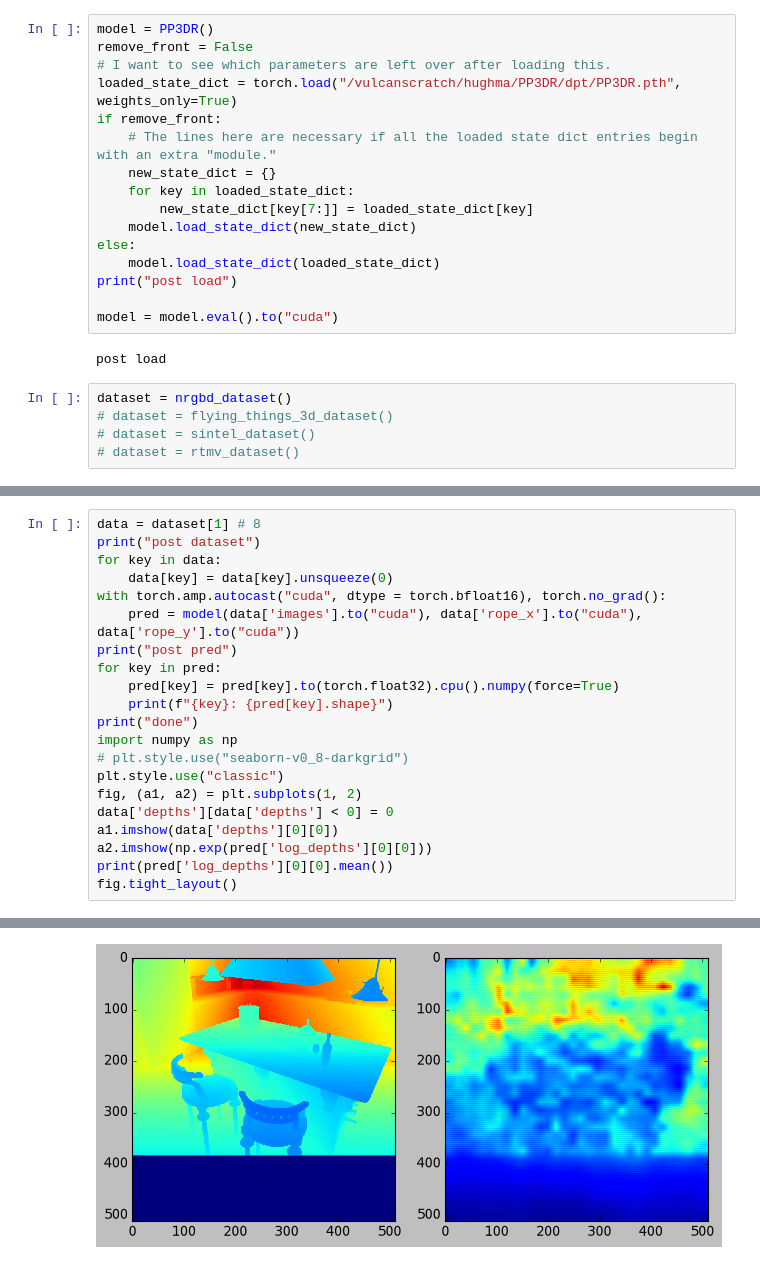
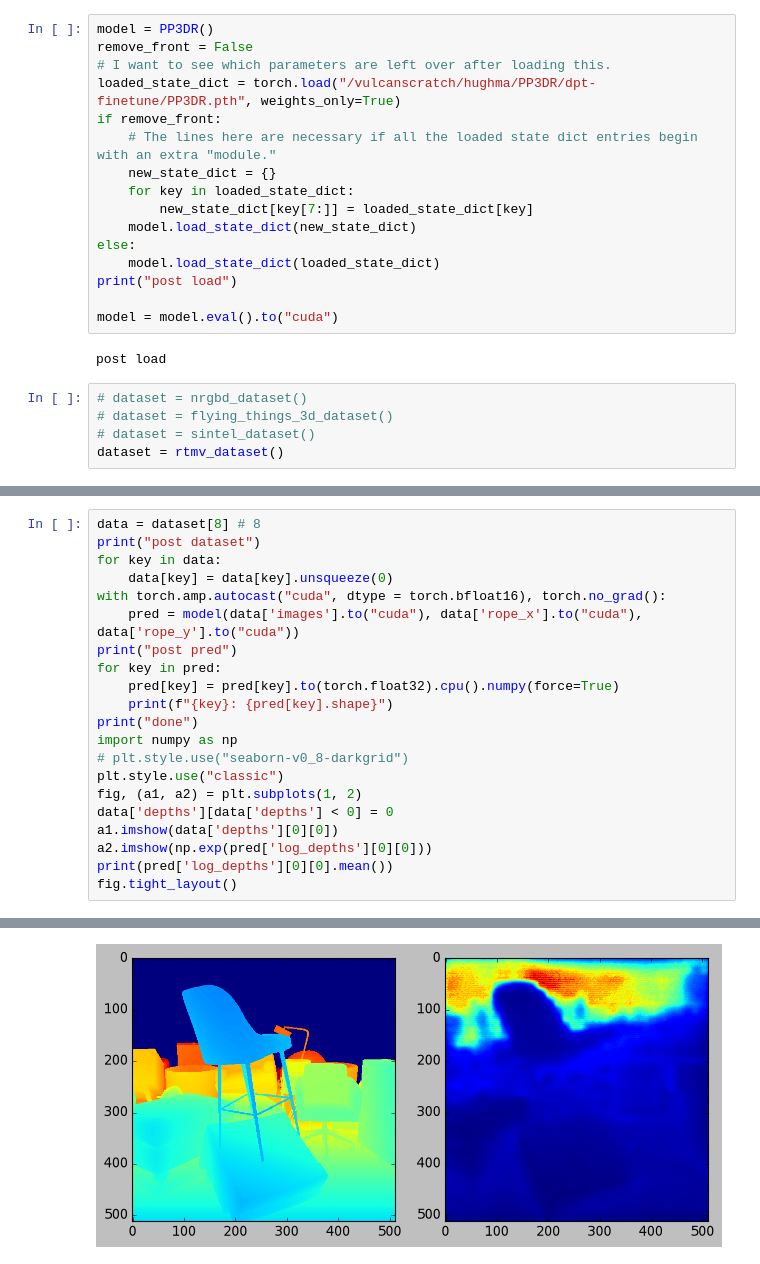
Before and after one commit to hughmathimati/PP3DR, a Jupyter notebook: PP3DR/visualise/notebook.ipynb, the cells around one changed output, grey strips where cells are left out. Saved outputs shown, nothing was run; the diff lists cells and outputs as text.

```diff
--- a/PP3DR/visualise/notebook.ipynb
+++ b/PP3DR/visualise/notebook.ipynb
@@ -13,7 +13,7 @@ import matplotlib.pyplot as plt
 model = PP3DR()
 remove_front = False
 # I want to see which parameters are left over after loading this.
-loaded_state_dict = torch.load("/vulcanscratch/hughma/PP3DR/dpt/PP3DR.pth", weights_only=True)
+loaded_state_dict = torch.load("/vulcanscratch/hughma/PP3DR/dpt-finetune/PP3DR.pth", weights_only=True)
 if remove_front:
     # The lines here are necessary if all the loaded state dict entries begin with an extra "module."
     new_state_dict = {}
@@ -28,8 +28,8 @@ model = model.eval().to("cuda")
 # %% [output]
 post load
 # %%
-dataset = nrgbd_dataset()
+# dataset = nrgbd_dataset()
 # dataset = flying_things_3d_dataset()
 # dataset = sintel_dataset()
-# dataset = rtmv_dataset()
+dataset = rtmv_dataset()
 # %% [output]
@@ -37,5 +37,5 @@ Loaded dataset from /vulcanscratch/hughma/PP3DR/datasets/nrgbd_dataset_cache.pth
 # %%
-data = dataset[1] # 8
+data = dataset[8] # 8
 print("post dataset")
 for key in data:
     data[key] = data[key].unsqueeze(0)
@@ -67 +67 @@ done
-[figure, old version]
+[figure, new version]
```
Also changed, not shown: parts of 2 cells of this notebook, 6 other files.
